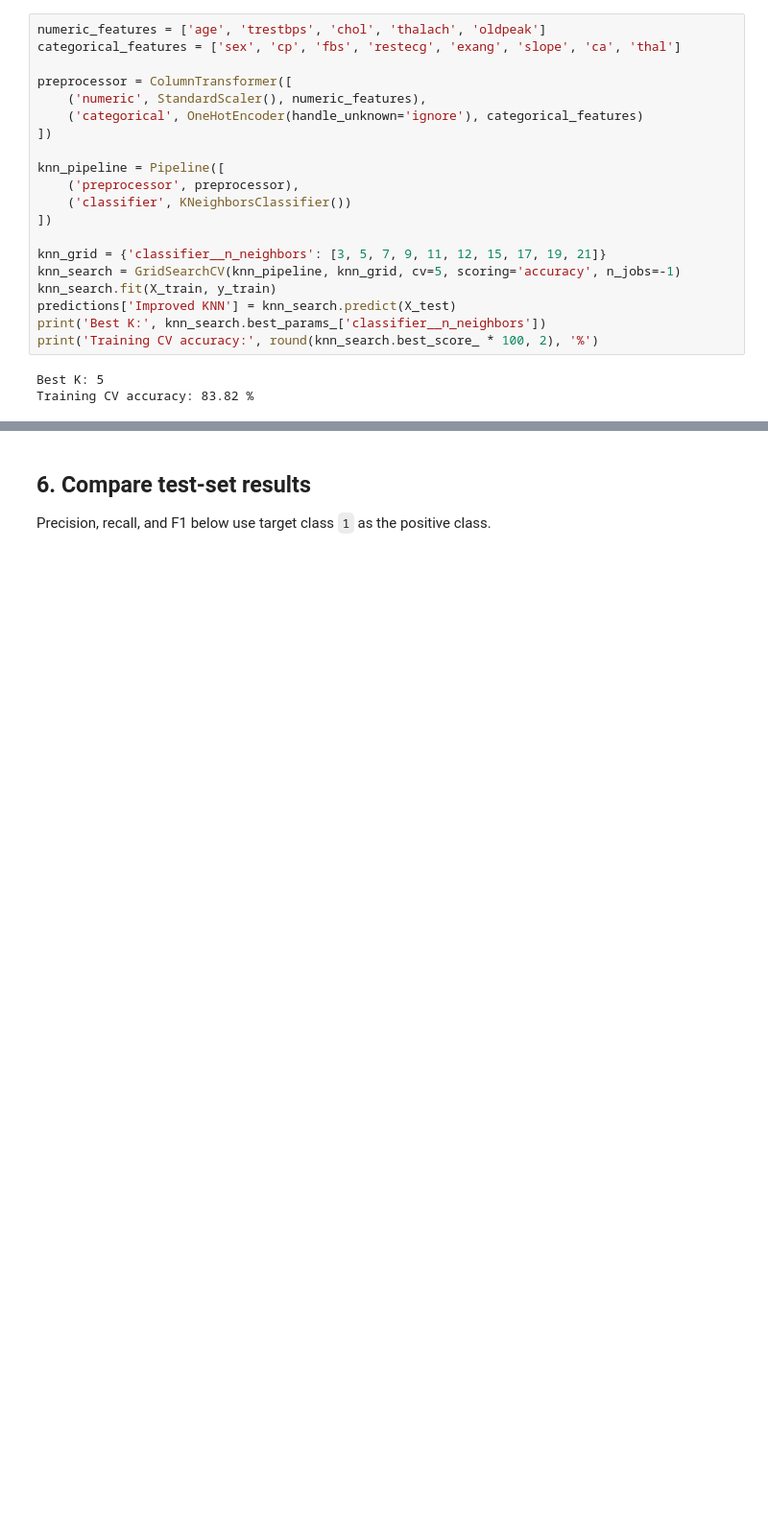
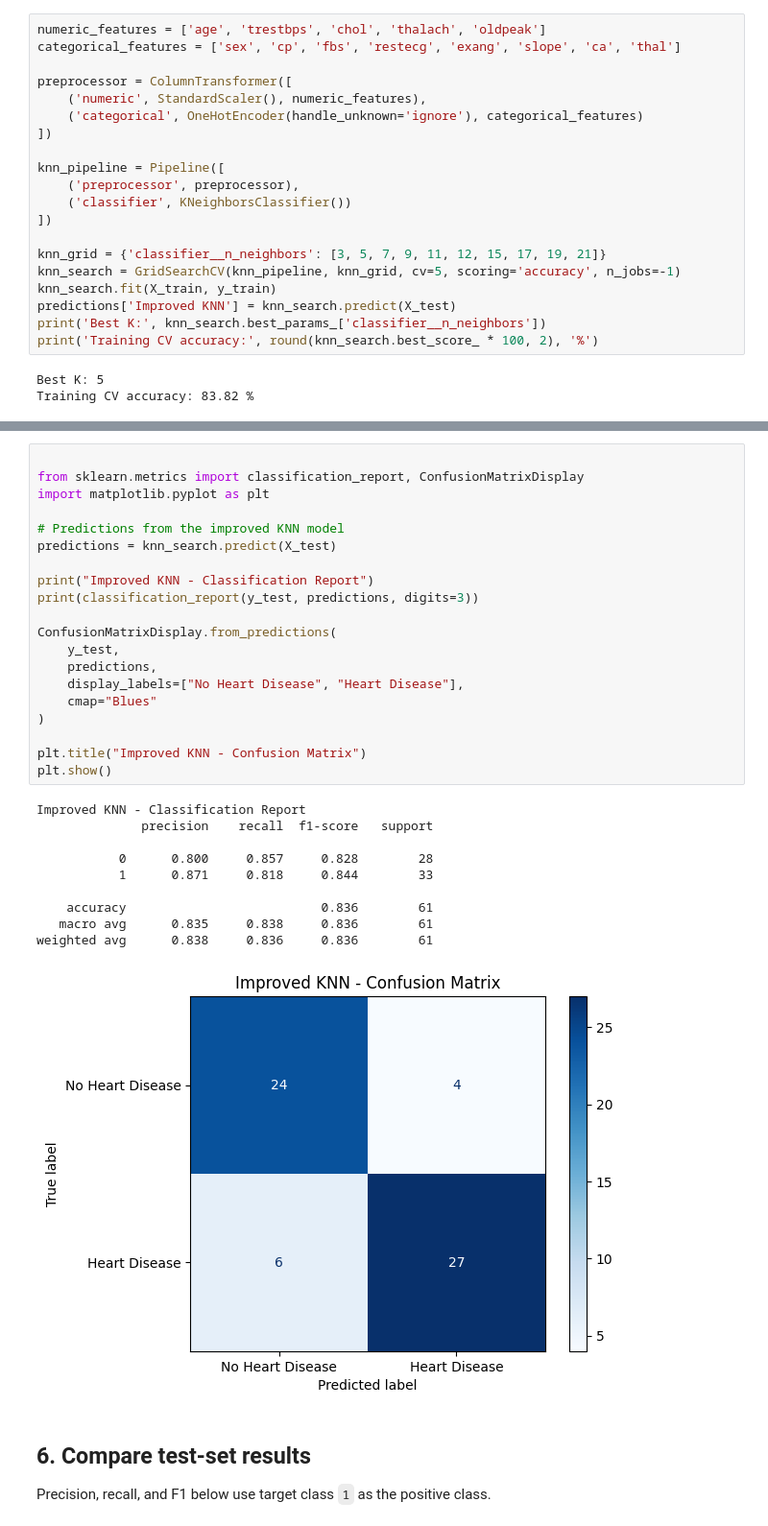
Before and after one commit to sakshi66-707/heart-disease-prediction-ml, a Jupyter notebook: Heart_Disease_Prediction_GitHub.ipynb, the cells around one changed output, grey strips where cells are left out. Shown at 96% size. Saved outputs shown, nothing was run; the diff lists cells and outputs as text; blank space fills up the shorter version.

```diff
--- a/Heart_Disease_Prediction_GitHub.ipynb
+++ b/Heart_Disease_Prediction_GitHub.ipynb
@@ -139,3 +153,34 @@ Training CV accuracy: 83.82 %
+# %%
+
+from sklearn.metrics import classification_report, ConfusionMatrixDisplay
+import matplotlib.pyplot as plt
+
+# Predictions from the improved KNN model
+predictions = knn_search.predict(X_test)
+
+print("Improved KNN - Classification Report")
+print(classification_report(y_test, predictions, digits=3))
+
+ConfusionMatrixDisplay.from_predictions(
+    y_test,
+    predictions,
+    display_labels=["No Heart Disease", "Heart Disease"],
+    cmap="Blues"
+)
+
+plt.title("Improved KNN - Confusion Matrix")
+plt.show()
+# %% [output]
+Improved KNN - Classification Report
+              precision    recall  f1-score   support
+
+           0      0.800     0.857     0.828        28
+           1      0.871     0.818     0.844        33
+
+    accuracy                          0.836        61
+   macro avg      0.835     0.838     0.836        61
+weighted avg      0.838     0.836     0.836        61
+[figure, added]
 # %% [markdown]
 ## 6. Compare test-set results
 
```
Also changed, not shown: parts of 8 cells of this notebook.
